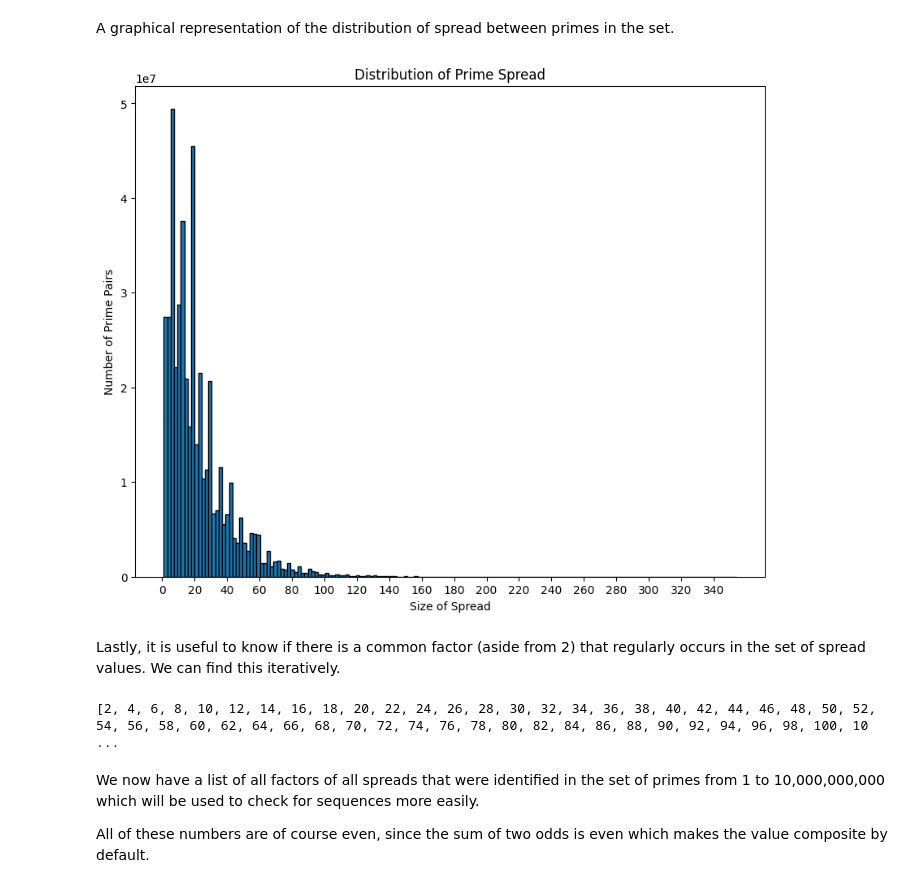
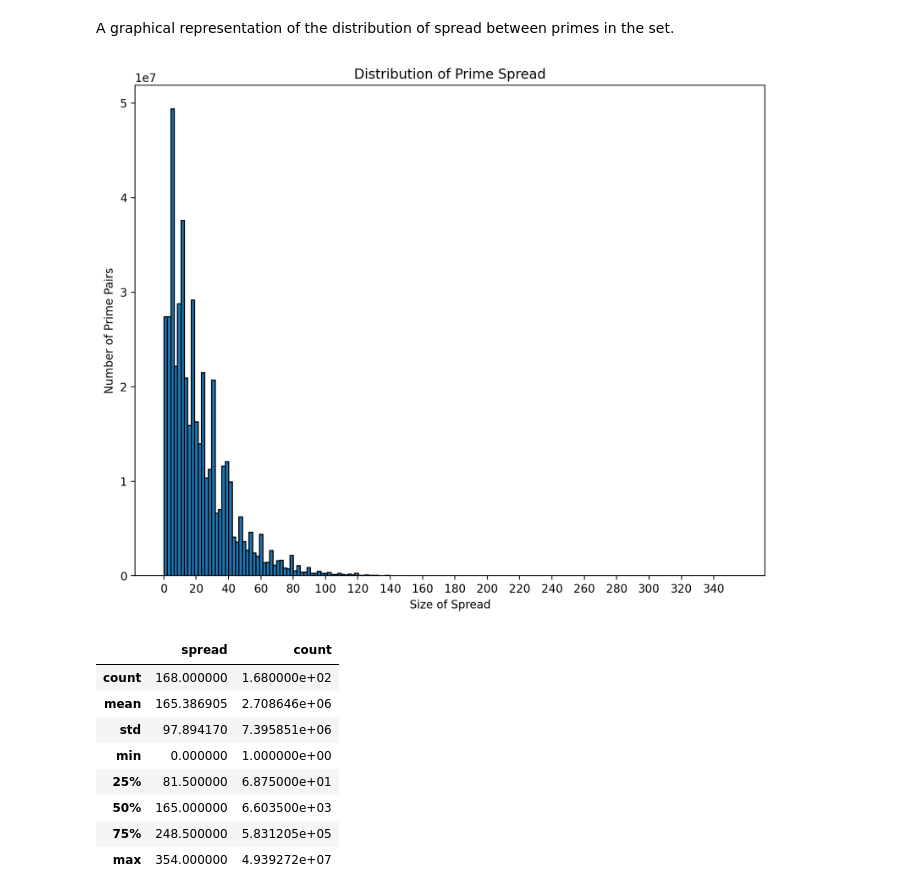
Before and after one commit to ScruffyTheMoose/primeNumbers, a Jupyter notebook: studies/primeDistribution.ipynb, the cells around one changed output. Saved outputs shown, nothing was run; the diff lists cells and outputs as text; code cells hidden in the pictures.

```diff
--- a/studies/primeDistribution.ipynb
+++ b/studies/primeDistribution.ipynb
@@ -28,6 +28,7 @@ primes.head(10)
 # %%
 # identifying the difference between each succeeding prime in the set
 primes['difference'] = primes['primes'].diff()
+primes['difference'] = primes['difference'].fillna(0)
 primes.head(10)
 # %% [output]
 |  | primes | difference |
@@ -74,46 +75,35 @@ A graphical representation of the distribution of spread between primes in the s
 # %%
 # x-axis is the series containing all differences
 x = primes['difference']
 
 # setting figure size
-plt.figure(figsize=(10, 8), dpi=100)
+plt.figure(figsize=(10, 8), dpi=200)
 
 # num bins is length of dist dataframe
 bin_count = len(dist)
 
 # plotting histogram
 plt.hist(x, bins=bin_count, edgecolor='black')
 plt.title('Distribution of Prime Spread')
 plt.xlabel('Size of Spread')
 plt.ylabel('Number of Prime Pairs')
 
 # adding x-axis detail
 x_markers = range(0, max_diff, 20)
 plt.xticks(x_markers)
 
 None
 # %% [output]
-[figure, old version]
+[figure, new version]
-# %% [markdown]
-Lastly, it is useful to know if there is a common factor (aside from 2) that regularly occurs in the set of spread values. We can find this iteratively.
-# %%
-factors = set()
-
-# checking all integers in the range of spread as factors
-for f in range(2, max_diff, 2):
-
-    # checking all spreads to see if f is a factor
-    for d in dist['spread'].tolist():
-
-        if d % f == 0:
-            factors.add(f)
-
-factors = list(factors)
-factors.sort()
-print(factors)
-# %% [output]
-[2, 4, 6, 8, 10, 12, 14, 16, 18, 20, 22, 24, 26, 28, 30, 32, 34, 36, 38, 40, 42, 44, 46, 48, 50, 52, 54, 56, 58, 60, 62, 64, 66, 68, 70, 72, 74, 76, 78, 80, 82, 84, 86, 88, 90, 92, 94, 96, 98, 100, 10 ...
-# %% [markdown]
-We now have a list of all factors of all spreads that were identified in the set of primes from 1 to 10,000,000,000 which will be used to check for sequences more easily.
-
-All of these numbers are of course even, since the sum of two odds is even which makes the value composite by default.
+# %%
+dist.describe()
+# %% [output]
+|  | spread | count |
+| count | 168.000000 | 1.680000e+02 |
+| mean | 165.386905 | 2.708646e+06 |
+| std | 97.894170 | 7.395851e+06 |
+| min | 0.000000 | 1.000000e+00 |
+| 25% | 81.500000 | 6.875000e+01 |
+| 50% | 165.000000 | 6.603500e+03 |
+| 75% | 248.500000 | 5.831205e+05 |
+| max | 354.000000 | 4.939272e+07 |
```
Also changed, not shown: parts of 4 cells of this notebook.
